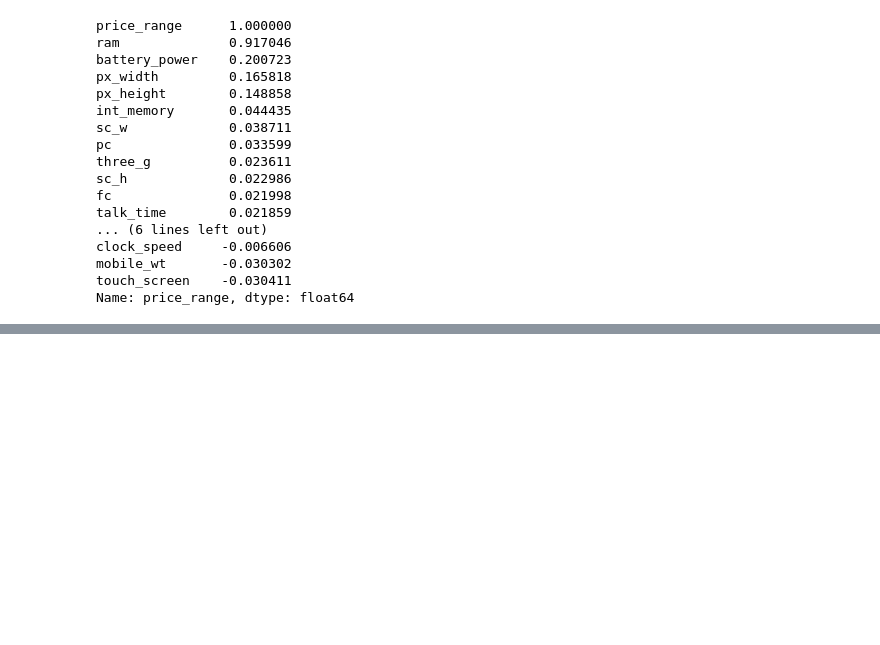
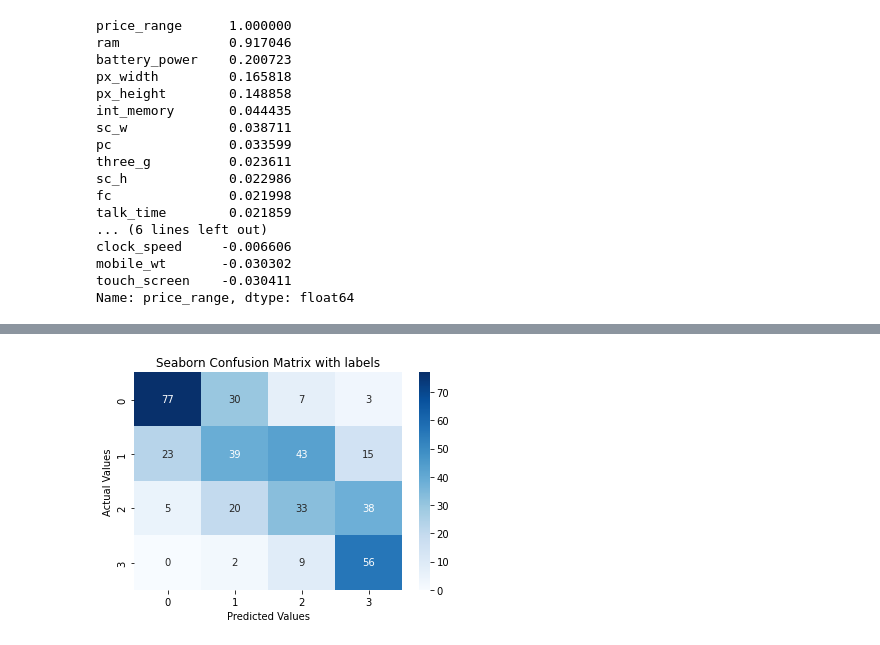
Before and after one commit to Amankr351/Mobile-Price-Range-Prediction, a Jupyter notebook: Mobile_Price_Range_Prediction.ipynb, the cells around one changed output, grey strips where cells are left out. Cells and saved outputs as stored; diff of their text form; code cells hidden in the pictures; blank space fills up the shorter version.

```diff
--- a/Mobile_Price_Range_Prediction.ipynb
+++ b/Mobile_Price_Range_Prediction.ipynb
@@ -232,0 +425,3 @@ col=['price_range','ram','battery_power','px_width','touch_screen']
+# %%
+pred3 = knn.predict(X_test)
+pred3
@@ -232,0 +466,9 @@ col=['price_range','ram','battery_power','px_width','touch_screen']
+# %%
+cf_matrix4 = confusion_matrix(pred3,Y_test)
+sns.heatmap(cf_matrix4, annot=True, cmap='Blues')
+plt.title("Seaborn Confusion Matrix with labels")
+plt.xlabel('Predicted Values')
+plt.ylabel('Actual Values')
+plt.show()
+# %% [output]
+[figure, added]
```
Also changed, not shown: parts of 23 cells of this notebook.
